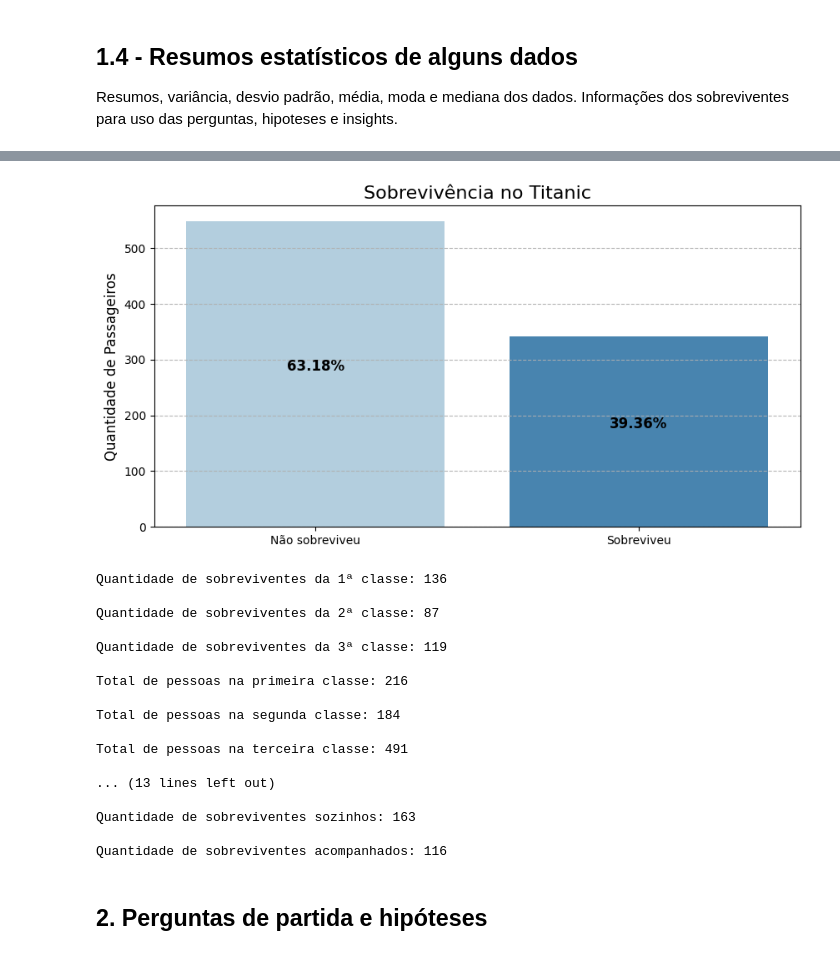
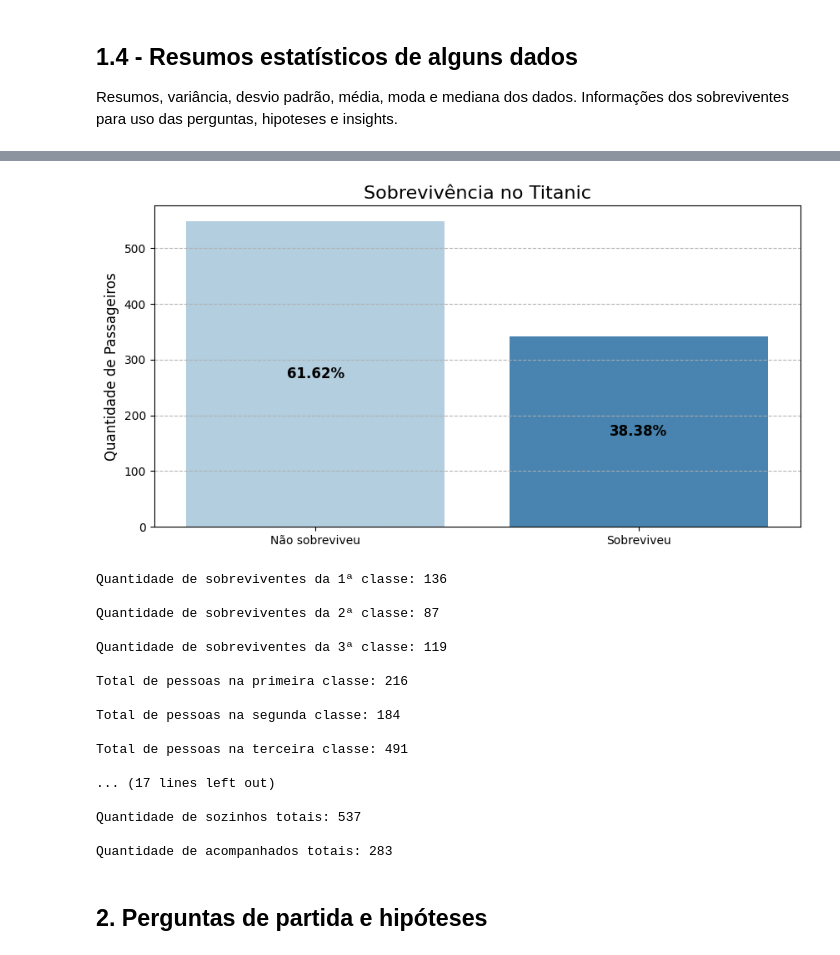
Before and after one commit to DaniellyR/avanti-bootcamp-cdd, a Jupyter notebook: notebooks/01-exploratory_data_analysis.ipynb, the cells around one changed output, grey strips where cells are left out. Drawn from its saved outputs; the diff is of its cells as text; code cells hidden in the pictures.

```diff
--- a/notebooks/01-exploratory_data_analysis.ipynb
+++ b/notebooks/01-exploratory_data_analysis.ipynb
@@ -266,17 +264,24 @@ display((df.describe()))
 figura = plt.figure(figsize=(10, 5))
 
 # Contar os sobreviventes e calcular percentuais
-qntd_sobreviventes = df['Sobreviventes'].value_counts()
-percentual_sobreviventes = (qntd_sobreviventes / total) * 100
+total = 891
+quantidade = df['Sobreviventes'].value_counts()
+percentual_sobreviventes = (quantidade / total) * 100
+
+dados = pd.DataFrame({
+    'Total_sobreviventes': quantidade,
+    'percentual': percentual_sobreviventes
+})#.reset_index
 
 # Criar o gráfico de barras
 paleta_cores = sns.color_palette("Blues", 2)
+
 grafico = sns.countplot(
     data=df,
     x='Sobreviventes',
     hue = 'Sobreviventes',
     palette=paleta_cores,
-    order=df['Sobreviventes'].value_counts().index
+    order=quantidade.index
 )
 
 # Adicionar título e rótulos
@@ -291,13 +296,13 @@ plt.xticks(ticks=[0, 1], labels=["Não sobreviveu", "Sobreviveu"])
 grafico.grid(True, axis='y', linestyle='--', alpha=0.9)
 
 # Adicionar porcentagens no meio das barras
-for i, (count, percentage) in enumerate(zip(qntd_sobreviventes, percentual_sobreviventes)):
+for index, row in dados.iterrows():
     grafico.text(
-        i,  # Posição no eixo X
-        count / 2,  # Posição no eixo Y (meio da barra)
-        f'{percentage:.2f}%',  # Texto exibido
-        ha='center',  # Alinhado horizontalmente no centro da barra
-        va='bottom',  # Alinhado verticalmente no meio da barra
+        x=index,  # Posição no eixo X (índice do DataFrame)
+        y=row['Total_sobreviventes'] / 2,  # Posição no eixo Y (meio da barra)
+        s=f"{row['percentual']:.2f}%",  # Texto da porcentagem
+        ha='center',  # Alinhamento horizontal
+        va='center',  # Alinhamento vertical
         fontsize=12,
         color='black',
         weight='bold'
@@ -333,35 +338,38 @@ homens_geral = df.loc[df['Homem, Mulher ou Criança'] == 'Homem']
 mulheres = df.loc[(df['Sobreviventes'] == 'vivo') & (df['Homem, Mulher ou Criança'] == 'Mulher')]
 mulheres_geral = df.loc[df['Homem, Mulher ou Criança'] == 'Mulher']
 criancas = df.loc[(df['Sobreviventes'] == 'vivo') & (df['Homem, Mulher ou Criança'] == 'Criança')]
 criancas_geral = df.loc[df['Homem, Mulher ou Criança'] == 'Criança']
 total_sobreviventes_pessoas = homens.shape[0] + mulheres.shape[0] + criancas.shape[0]
 
 #contagem
 print(f"Quantidade de sobreviventes homens: {homens.shape[0]}\n")
 print(f"Quantidade de sobreviventes mulheres: {mulheres.shape[0]}\n")
 print(f"Quantidade de sobreviventes crianças: {criancas.shape[0]}\n")
 print(f"Total de Homens: {homens_geral.shape[0]}\n")
 print(f"Total de Mulhres: {mulheres_geral.shape[0]}\n")
 print(f"Total de Criança: {criancas_geral.shape[0]}\n\n")
 
 #pessoas sozinhas e acompanhadas (sibsp / parch)
 
 sozinhos = df.loc[(df['Sobreviventes']=='vivo') & (df['Pessoas sozinhas']== 'Sim')]
 acompanhados = df.loc[(df['Sobreviventes']=='vivo') & (df['Relação familiar de irmãos e cônjuge']) != 0 & (df['Relação familiar de pais e filhos'] != 0)]
-
+sozinhos_totais = df.loc[df['Pessoas sozinhas'] == 'Sim']
+acompanhados_totais = df.loc[(df['Relação familiar de irmãos e cônjuge']) != 0 & (df['Relação familiar de pais e filhos'] != 0)]
 print(f"Quantidade de sobreviventes sozinhos: {sozinhos.shape[0]}\n")
 print(f"Quantidade de sobreviventes acompanhados: {acompanhados.shape[0]}\n")
+print(f"Quantidade de sozinhos totais: {sozinhos_totais.shape[0]}\n")
+print(f"Quantidade de acompanhados totais: {acompanhados_totais.shape[0]}\n")
 # %% [output]
 |  | Unnamed: 0 | Status socioeconômico | Idade das pessoas | Relação familiar de irmãos e cônjuge | Relação familiar de pais e filhos | ... |
 | count | 891.000000 | 891.000000 | 714.000000 | 891.000000 | 891.000000 | ... |
 | mean | 445.000000 | 2.308642 | 29.699118 | 0.523008 | 0.381594 | ... |
 | std | 257.353842 | 0.836071 | 14.526497 | 1.102743 | 0.806057 | ... |
 | min | 0.000000 | 1.000000 | 0.420000 | 0.000000 | 0.000000 | ... |
 | 25% | 222.500000 | 2.000000 | 20.125000 | 0.000000 | 0.000000 | ... |
 | 50% | 445.000000 | 3.000000 | 28.000000 | 0.000000 | 0.000000 | ... |
 | 75% | 667.500000 | 3.000000 | 38.000000 | 1.000000 | 0.000000 | ... |
 | max | 890.000000 | 3.000000 | 80.000000 | 8.000000 | 6.000000 | ... |
-[figure, old version]
+[figure, new version]
 Quantidade de sobreviventes da 1ª classe: 136
 
 Quantidade de sobreviventes da 2ª classe: 87
@@ -374,11 +382,11 @@ Total de pessoas na segunda classe: 184
 
 Total de pessoas na terceira classe: 491
 
-... (13 lines left out)
+... (17 lines left out)
 
-Quantidade de sobreviventes sozinhos: 163
+Quantidade de sozinhos totais: 537
 
-Quantidade de sobreviventes acompanhados: 116
+Quantidade de acompanhados totais: 283
 # %% [markdown]
 ## 2. Perguntas de partida e hipóteses
 # %% [markdown]
```
Also changed, not shown: parts of 11 cells of this notebook.
